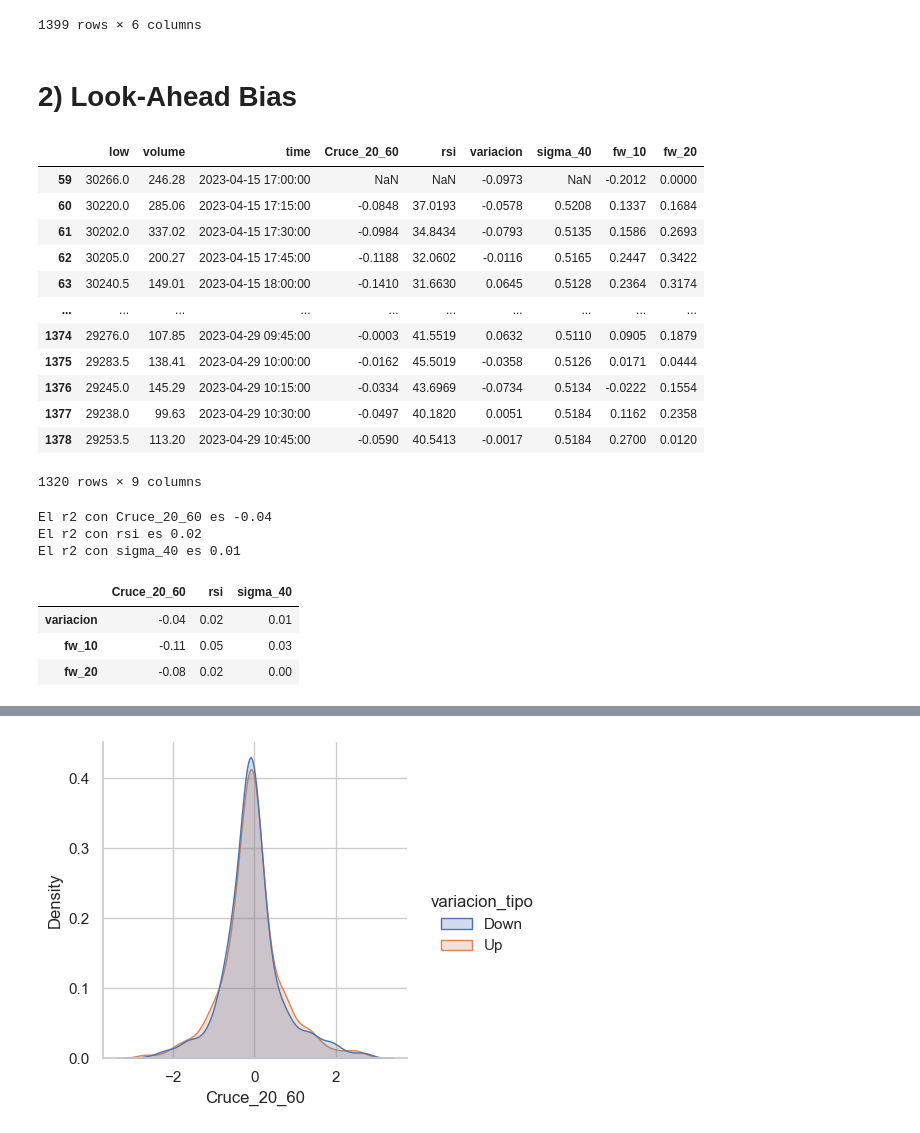
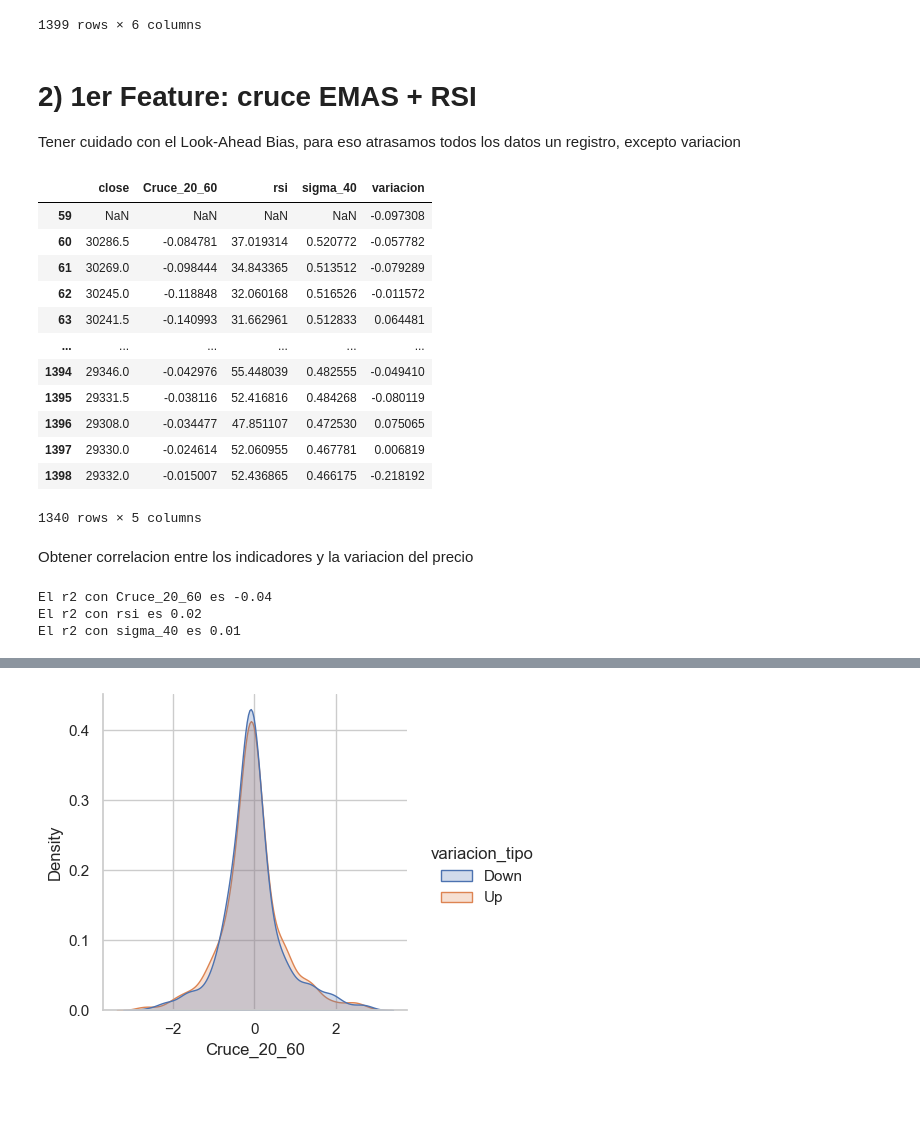
Before and after one commit to jackonedev/TradeGestorV2, a Jupyter notebook: Market_data.ipynb, the cells around one changed output, grey strips where cells are left out. Drawn from its saved outputs; the diff is of its cells as text; code cells hidden in the pictures; blank space fills up the shorter version.

```diff
--- a/Market_data.ipynb
+++ b/Market_data.ipynb
@@ -134,5 +134,3 @@ df
 | 1397 | 29330.0 | 29332.0 | 29333.0 | 29314.5 | 140.54 | 2023-04-29 15:30:00 |
 | 1398 | 29332.0 | 29268.0 | 29338.1 | 29220.0 | 450.61 | 2023-04-29 15:45:00 |
 1399 rows × 6 columns
-# %% [markdown]
-# 2) Look-Ahead Bias
@@ -139,3 +139,7 @@ df
+# %% [markdown]
+# 2) 1er Feature: cruce EMAS + RSI
+
+Tener cuidado con el Look-Ahead Bias, para eso atrasamos todos los datos un registro, excepto variacion
 # %%
 # cruce de SMAs
 def cruce_sma_fast_slow(data, fast, slow):
@@ -179,36 +183,45 @@ def ajustar_datos(data, features):
 # %%
 # PARAMETROS INCIALES
 ruedas = 14
 fast, slow = 20, 60
 sigma = 40
 
 fw = 10, 20
 
 features = [f"Cruce_{fast}_{slow}", "rsi", f"sigma_{sigma}"]  # atributo dinámico
 forwards = [f"fw_{i}" for i in fw]  # atributo preseteado, dinámico
 
-df_1 = df.copy()
-df_1 = cruce_sma_fast_slow(df, fast, slow)
-df_1 = rsi(df, ruedas)
-df_1 = volatilidad(df, sigma)
-df_1 = forward(df, fw)
-df_1 = ajustar_datos(df, features)
 
+df_1 = cruce_sma_fast_slow(df_1, fast, slow)
+df_1 = rsi(df_1, ruedas)
+df_1 = volatilidad(df_1, sigma)
+# df_1 = forward(df_1, fw)
+# df_1 = ajustar_datos(df, features)
+
+cols = ['close'] + features + ['variacion']
+df_1 = df_1.loc[:, cols].dropna()
+
+
+avoid = ['variacion']
+mask = df_1.columns.drop(avoid)
+df_1.loc[:, mask] = df_1.loc[:, mask].shift()
 df_1
 # %% [output]
-|  | low | volume | time | Cruce_20_60 | rsi | variacion | sigma_40 | fw_10 | fw_20 |
-| 59 | 30266.0 | 246.28 | 2023-04-15 17:00:00 | NaN | NaN | -0.0973 | NaN | -0.2012 | 0.0000 |
-| 60 | 30220.0 | 285.06 | 2023-04-15 17:15:00 | -0.0848 | 37.0193 | -0.0578 | 0.5208 | 0.1337 | 0.1684 |
-| 61 | 30202.0 | 337.02 | 2023-04-15 17:30:00 | -0.0984 | 34.8434 | -0.0793 | 0.5135 | 0.1586 | 0.2693 |
-| 62 | 30205.0 | 200.27 | 2023-04-15 17:45:00 | -0.1188 | 32.0602 | -0.0116 | 0.5165 | 0.2447 | 0.3422 |
-| 63 | 30240.5 | 149.01 | 2023-04-15 18:00:00 | -0.1410 | 31.6630 | 0.0645 | 0.5128 | 0.2364 | 0.3174 |
-| ... | ... | ... | ... | ... | ... | ... | ... | ... | ... |
-| 1374 | 29276.0 | 107.85 | 2023-04-29 09:45:00 | -0.0003 | 41.5519 | 0.0632 | 0.5110 | 0.0905 | 0.1879 |
-| 1375 | 29283.5 | 138.41 | 2023-04-29 10:00:00 | -0.0162 | 45.5019 | -0.0358 | 0.5126 | 0.0171 | 0.0444 |
-| 1376 | 29245.0 | 145.29 | 2023-04-29 10:15:00 | -0.0334 | 43.6969 | -0.0734 | 0.5134 | -0.0222 | 0.1554 |
-| 1377 | 29238.0 | 99.63 | 2023-04-29 10:30:00 | -0.0497 | 40.1820 | 0.0051 | 0.5184 | 0.1162 | 0.2358 |
-| 1378 | 29253.5 | 113.20 | 2023-04-29 10:45:00 | -0.0590 | 40.5413 | -0.0017 | 0.5184 | 0.2700 | 0.0120 |
+|  | close | Cruce_20_60 | rsi | sigma_40 | variacion |
+| 59 | NaN | NaN | NaN | NaN | -0.097308 |
+| 60 | 30286.5 | -0.084781 | 37.019314 | 0.520772 | -0.057782 |
+| 61 | 30269.0 | -0.098444 | 34.843365 | 0.513512 | -0.079289 |
+| 62 | 30245.0 | -0.118848 | 32.060168 | 0.516526 | -0.011572 |
+| 63 | 30241.5 | -0.140993 | 31.662961 | 0.512833 | 0.064481 |
+| ... | ... | ... | ... | ... | ... |
+| 1394 | 29346.0 | -0.042976 | 55.448039 | 0.482555 | -0.049410 |
+| 1395 | 29331.5 | -0.038116 | 52.416816 | 0.484268 | -0.080119 |
+| 1396 | 29308.0 | -0.034477 | 47.851107 | 0.472530 | 0.075065 |
+| 1397 | 29330.0 | -0.024614 | 52.060955 | 0.467781 | 0.006819 |
+| 1398 | 29332.0 | -0.015007 | 52.436865 | 0.466175 | -0.218192 |
-1320 rows × 9 columns
+1340 rows × 5 columns
+# %% [markdown]
+Obtener correlacion entre los indicadores y la variacion del precio
 # %%
 data = df_1
 
@@ -216,12 +229,8 @@ for feature in features:
     r2 = data[feature].corr(data.variacion)
     print(f"El r2 con {feature} es {r2:.2f}")
 
-data.corr().loc[["variacion"] + forwards, features].round(2)
+# data.corr().loc[["variacion"] + forwards, features].round(2)
 # %% [output]
 El r2 con Cruce_20_60 es -0.04
 El r2 con rsi es 0.02
 El r2 con sigma_40 es 0.01
-|  | Cruce_20_60 | rsi | sigma_40 |
-| variacion | -0.04 | 0.02 | 0.01 |
-| fw_10 | -0.11 | 0.05 | 0.03 |
-| fw_20 | -0.08 | 0.02 | 0.00 |
```
Also changed, not shown: parts of 14 cells of this notebook, 7 other files.
